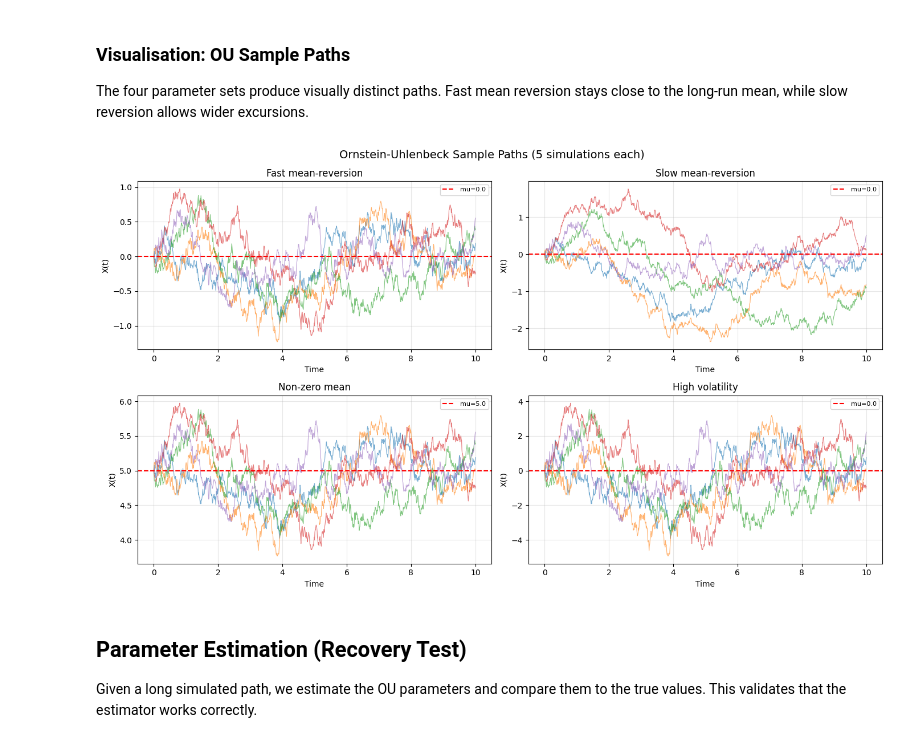
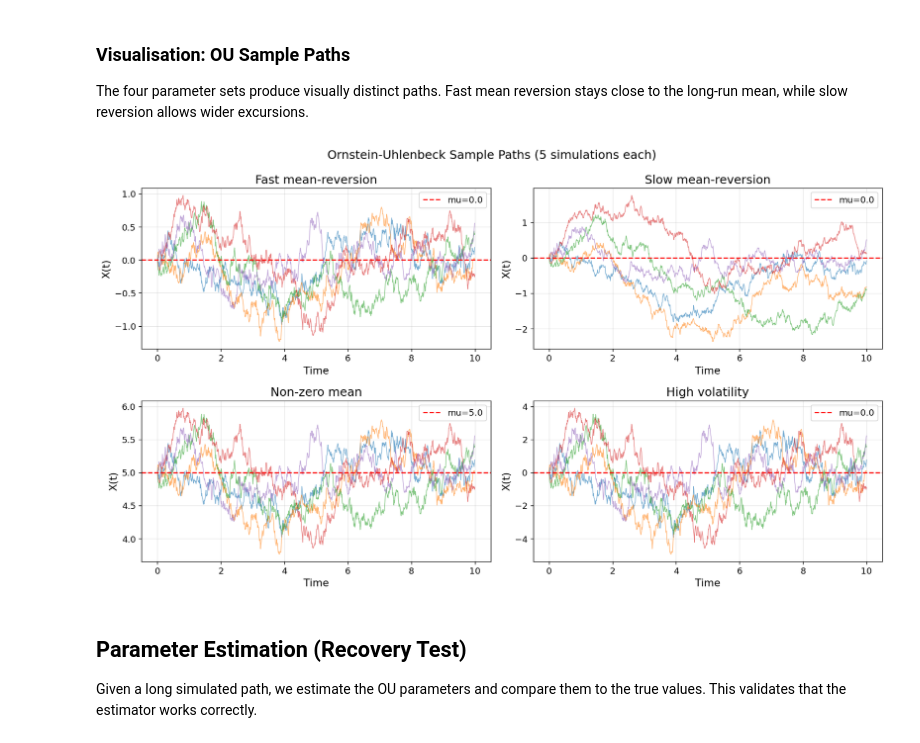
Before and after one commit to sipemu/mlfinance, a Jupyter notebook: crates/pymlfinance/examples/notebooks/ch13_synthetic_data.ipynb, the cells around one changed output. Drawn from its saved outputs; the diff is of its cells as text; code cells hidden in the pictures.

```diff
--- a/crates/pymlfinance/examples/notebooks/ch13_synthetic_data.ipynb
+++ b/crates/pymlfinance/examples/notebooks/ch13_synthetic_data.ipynb
@@ -20,6 +20,14 @@ import matplotlib.pyplot as plt
 import pymlfinance
 
 %matplotlib inline
+plt.rcParams['figure.figsize'] = (14, 6)
+plt.rcParams['figure.dpi'] = 120
+plt.rcParams['font.size'] = 13
+plt.rcParams['axes.titlesize'] = 15
+plt.rcParams['axes.labelsize'] = 13
+plt.rcParams['xtick.labelsize'] = 11
+plt.rcParams['ytick.labelsize'] = 11
+plt.rcParams['legend.fontsize'] = 11
 np.random.seed(42)
 # %% [markdown]
 ## Ornstein-Uhlenbeck Process
@@ -69,29 +77,29 @@ allows wider excursions.
 # %%
 fig, axes = plt.subplots(2, 2, figsize=(14, 8))
 axes = axes.ravel()
 
 for idx, p in enumerate(params):
     ax = axes[idx]
     # Plot multiple simulations overlaid
     for seed in range(5):
         path = pymlfinance.backtesting.simulate_ou(
             theta=p["theta"], mu=p["mu"], sigma=p["sigma"],
             x0=p["mu"], dt=0.01, n_steps=1000, seed=seed
         )
         t = np.linspace(0, 10, len(path))
         ax.plot(t, path, alpha=0.6, linewidth=0.8)
     ax.axhline(p["mu"], color="red", linestyle="--", linewidth=1.5, label=f"mu={p['mu']}")
     ax.set_title(p["label"])
     ax.set_xlabel("Time")
     ax.set_ylabel("X(t)")
-    ax.legend(loc="upper right", fontsize=8)
+    ax.legend(loc="upper right")
     ax.grid(True, alpha=0.3)
 
-plt.suptitle("Ornstein-Uhlenbeck Sample Paths (5 simulations each)", fontsize=14)
+plt.suptitle("Ornstein-Uhlenbeck Sample Paths (5 simulations each)", fontsize=15)
 plt.tight_layout()
 plt.show()
 # %% [output]
-[figure, old version]
+[figure, new version]
 # %% [markdown]
 ## Parameter Estimation (Recovery Test)
 
```
Also changed, not shown: parts of 2 cells of this notebook, 13 other files.
